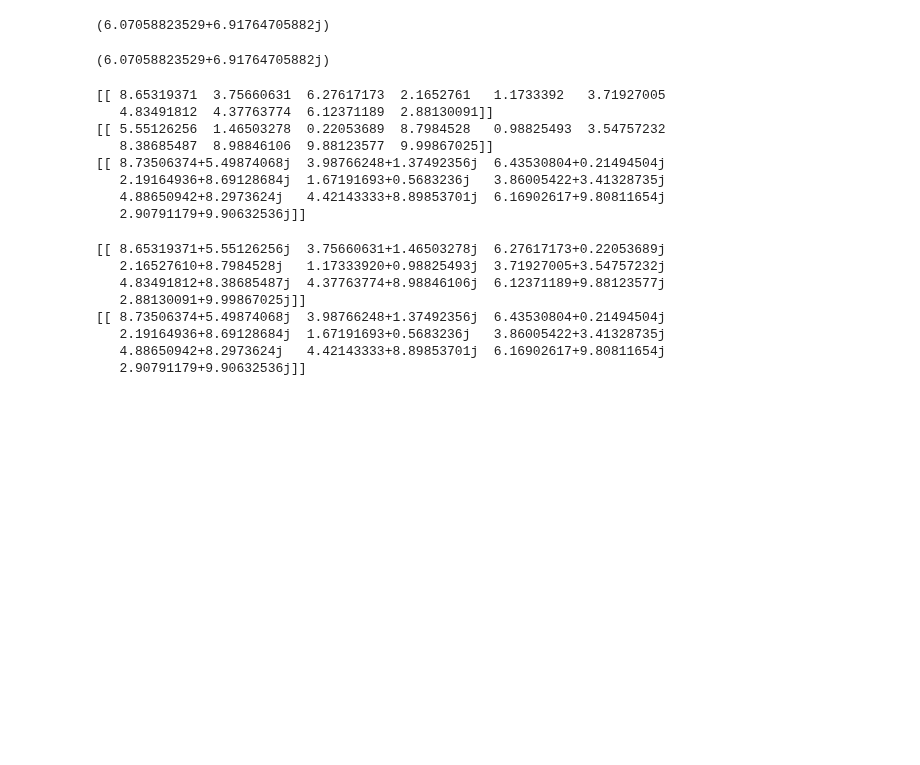
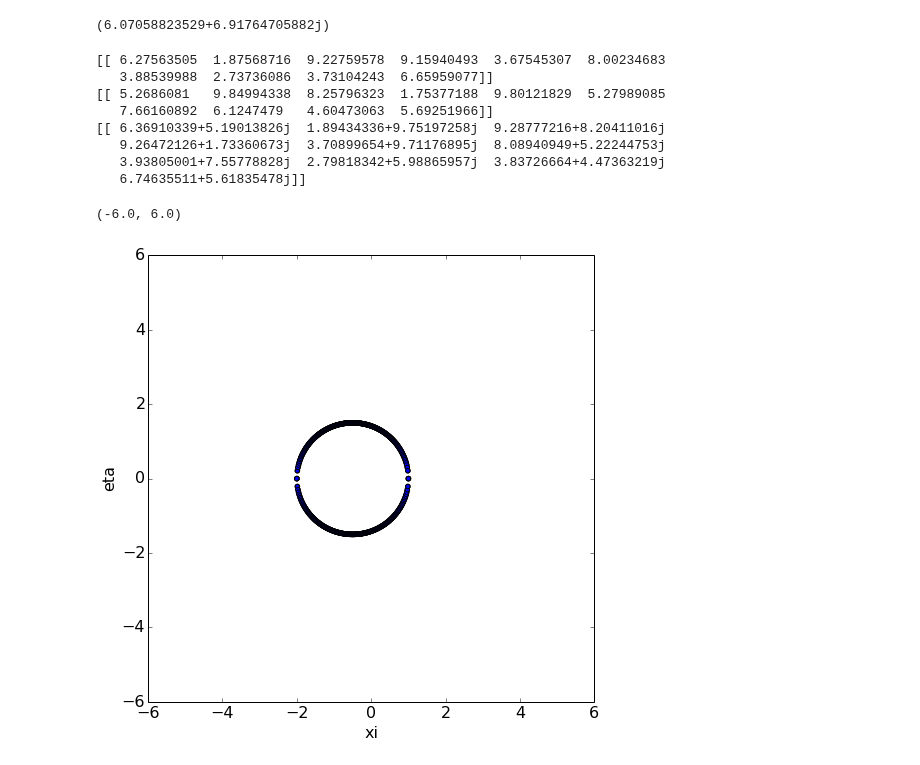
Before and after one commit to cbell14/Aero_Hydro, a Jupyter notebook: Joukowski_Transformation.ipynb, the cells around one changed output. Drawn from its saved outputs; the diff is of its cells as text; code cells hidden in the pictures; blank space fills up the shorter version.

```diff
--- a/Joukowski_Transformation.ipynb
+++ b/Joukowski_Transformation.ipynb
@@ -21,4 +21,7 @@ import numpy as np
 from matplotlib import pyplot as plt
 from pylab import rcParams
 rcParams['font.size'] = 16
-rcParams['figure.figsize'] = (20,16)
+rcParams['figure.figsize'] = (8,8)
+from functions import gen_uform_grid, vel_uniform_flow,\
+    sf_uniform_flow, vel_doublet, sf_doublet,\
+    vel_vortex, sf_vortex
@@ -51,12 +48,6 @@ z = Joukowski_transform_scalar(xi.real, eta.imag)
 print z
 # %% [output]
 (6.07058823529+6.91764705882j)
-# %%
-zeta = 6 +7j
-z = Joukowski_transform_scalar(zeta.real, zeta.imag)
-print z
-# %% [output]
-(6.07058823529+6.91764705882j)
 # %%
 n = 10 #lenth of test array
 xi = np.random.rand(1,n) * 10
@@ -64,30 +55,42 @@ print(xi.real)
 eta = np.random.rand(1,n) * 10
 eta = eta * 1j
 print(eta.imag)
+zeta = xi + eta
 
-z = Joukowski_transform(xi.real,eta.imag)
+z = Joukowski_transform(zeta)
 print z
 # %% [output]
-[[ 8.65319371  3.75660631  6.27617173  2.1652761   1.1733392   3.71927005
-   4.83491812  4.37763774  6.12371189  2.88130091]]
-[[ 5.55126256  1.46503278  0.22053689  8.7984528   0.98825493  3.54757232
-   8.38685487  8.98846106  9.88123577  9.99867025]]
-[[ 8.73506374+5.49874068j  3.98766248+1.37492356j  6.43530804+0.21494504j
-   2.19164936+8.69128684j  1.67191693+0.5683236j   3.86005422+3.41328735j
-   4.88650942+8.2973624j   4.42143333+8.89853701j  6.16902617+9.80811654j
-   2.90791179+9.90632536j]]
+[[ 6.27563505  1.87568716  9.22759578  9.15940493  3.67545307  8.00234683
+   3.88539988  2.73736086  3.73104243  6.65959077]]
+[[ 5.2686081   9.84994338  8.25796323  1.75377188  9.80121829  5.27989085
+   7.66160892  6.1247479   4.60473063  5.69251966]]
+[[ 6.36910339+5.19013826j  1.89434336+9.75197258j  9.28777216+8.20411016j
+   9.26472126+1.73360673j  3.70899654+9.71176895j  8.08940949+5.22244753j
+   3.93805001+7.55778828j  2.79818342+5.98865957j  3.83726664+4.47363219j
+   6.74635511+5.61835478j]]
-# %%
-zeta = xi + eta
-print(zeta)
-
-z = Joukowski_transform(zeta.real,zeta.imag)
-print z
-# %% [output]
-[[ 8.65319371+5.55126256j  3.75660631+1.46503278j  6.27617173+0.22053689j
-   2.16527610+8.7984528j   1.17333920+0.98825493j  3.71927005+3.54757232j
-   4.83491812+8.38685487j  4.37763774+8.98846106j  6.12371189+9.88123577j
-   2.88130091+9.99867025j]]
-[[ 8.73506374+5.49874068j  3.98766248+1.37492356j  6.43530804+0.21494504j
-   2.19164936+8.69128684j  1.67191693+0.5683236j   3.86005422+3.41328735j
-   4.88650942+8.2973624j   4.42143333+8.89853701j  6.16902617+9.80811654j
-   2.90791179+9.90632536j]]
+# %%
+# make circle of radius 1 in complex plane
+N = 200
+x_start, x_end = -5.0, 5.0
+y_start, y_end = -5.0, 5.0
+x0, y0 = -0.5, 0.0
+r = 1.5
+xcircle = np.linspace(-r,r,N)+x0
+y_pos = np.sqrt(r**2. - (xcircle-x0)**2.)
+y_neg = -np.sqrt(r**2. - (xcircle-x0)**2.)
+
+zeta = np.empty_like(coords, dtype=complex)
+xcomb = np.concatenate([xcircle, xcircle])
+ycomb = np.concatenate([y_pos, y_neg])
+coords = np.vstack((xcomb, ycomb))
+zeta.real = coords[0,:]
+zeta.imag = coords[1,:]
+
+plt.scatter(zeta.real, zeta.imag)
+plt.xlabel('xi')
+plt.ylabel('eta')
+plt.xlim(x_start-1.0,x_end+1.0)
+plt.ylim(y_start-1.0,y_end+1.0)
+# %% [output]
+(-6.0, 6.0)
+[figure, added]
```
Also changed, not shown: parts of 8 cells of this notebook.
